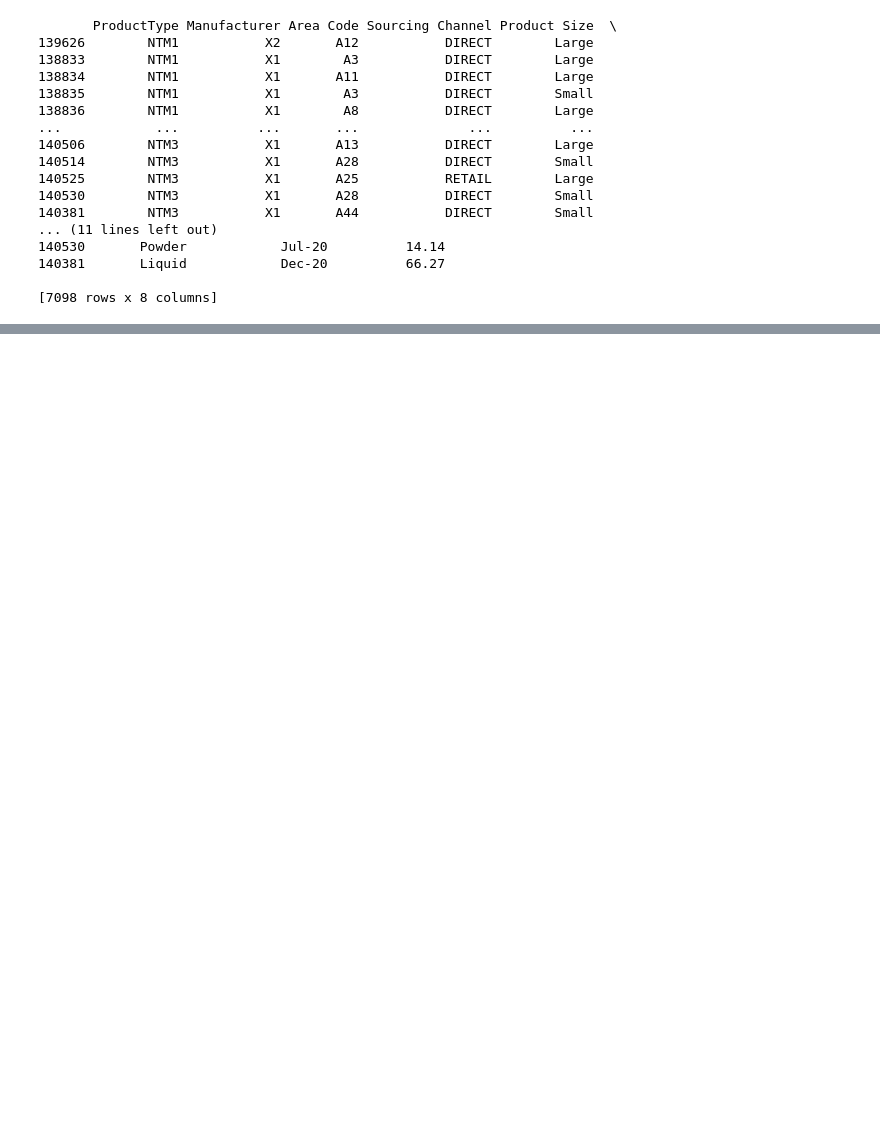
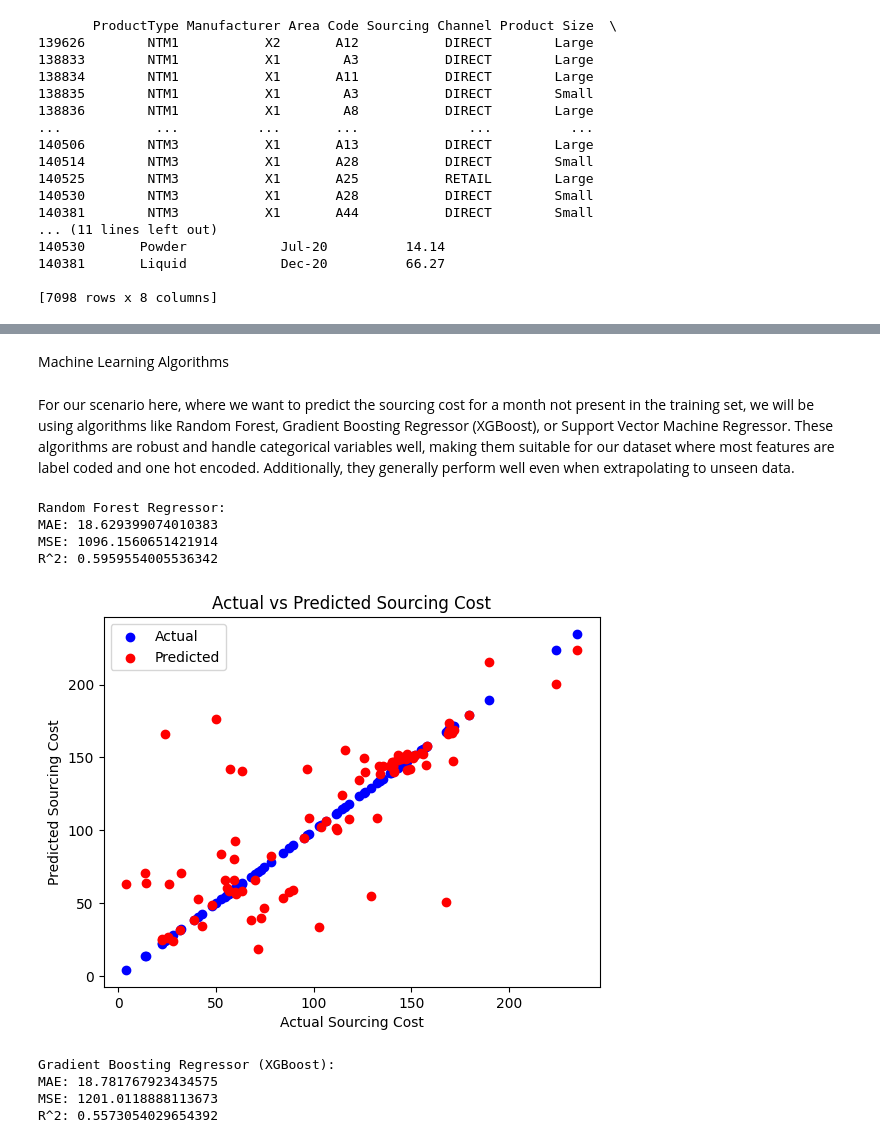
Before and after one commit to Varsha534/A.P.-Moller-Maersk-Coding-Challenge, a Jupyter notebook: G.S.Varsha_AIML_Assessment.ipynb, the cells around one changed output, grey strips where cells are left out. Saved outputs shown, nothing was run; the diff lists cells and outputs as text; code cells hidden in the pictures; blank space fills up the shorter version.

```diff
--- a/G.S.Varsha_AIML_Assessment.ipynb
+++ b/G.S.Varsha_AIML_Assessment.ipynb
@@ -277,0 +410,4 @@ print(train_data)
+# %%
+X_train = pd.get_dummies(X_train,columns=['ProductType', 'Manufacturer', 'Area Code', 'Sourcing Channel',
+       'Product Size', 'Product Type'])
+print(X_train)
@@ -277,0 +432,4 @@ print(train_data)
+# %%
+X_test = pd.get_dummies(X_test,columns=['ProductType', 'Manufacturer', 'Area Code', 'Sourcing Channel',
+       'Product Size', 'Product Type'])
+print(X_test)
@@ -277,0 +454,49 @@ print(train_data)
+# %%
+y_train = train_data['Sourcing Cost']
+y_test = test_data['Sourcing Cost']
+# %% [markdown]
+Machine Learning Algorithms
+# %% [markdown]
+For our scenario here, where we want to predict the sourcing cost for a month not present in the training set, we will be using algorithms like Random Forest, Gradient Boosting Regressor (XGBoost), or Support Vector Machine Regressor. These algorithms are robust and handle categorical variables well, making them suitable for our dataset where most features are label coded and one hot encoded. Additionally, they generally perform well even when extrapolating to unseen data.
+# %%
+from sklearn.metrics import mean_absolute_error, mean_squared_error, r2_score
+
+# Random Forest Regressor
+rf_regressor = RandomForestRegressor(n_estimators=1000,random_state=0)
+rf_regressor.fit(X_train, y_train)
+rf_predictions = rf_regressor.predict(X_test)
+
+print("Random Forest Regressor:")
+print("MAE:", mean_absolute_error(y_test, rf_predictions))
+print("MSE:", mean_squared_error(y_test, rf_predictions))
+print("R^2:", r2_score(y_test, rf_predictions))
+# %% [output]
+Random Forest Regressor:
+MAE: 18.629399074010383
+MSE: 1096.1560651421914
+R^2: 0.5959554005536342
+# %%
+plt.scatter(y_test, y_test, color='blue', label='Actual')
+plt.scatter(y_test, rf_predictions, color='red', label='Predicted')
+plt.xlabel('Actual Sourcing Cost')
+plt.ylabel('Predicted Sourcing Cost')
+plt.title('Actual vs Predicted Sourcing Cost')
+plt.legend()
+plt.show()
+# %% [output]
+[figure, added]
+# %%
+# Gradient Boosting Regressor (XGBoost)
+xgb_regressor = XGBRegressor(random_state=42)
+xgb_regressor.fit(X_train, y_train)
+xgb_predictions = xgb_regressor.predict(X_test)
+
+print("\nGradient Boosting Regressor (XGBoost):")
+print("MAE:", mean_absolute_error(y_test, xgb_predictions))
+print("MSE:", mean_squared_error(y_test, xgb_predictions))
+print("R^2:", r2_score(y_test, xgb_predictions))
+# %% [output]
+Gradient Boosting Regressor (XGBoost):
+MAE: 18.781767923434575
+MSE: 1201.0118888113673
+R^2: 0.5573054029654392
```
Also changed, not shown: parts of 32 cells of this notebook.
